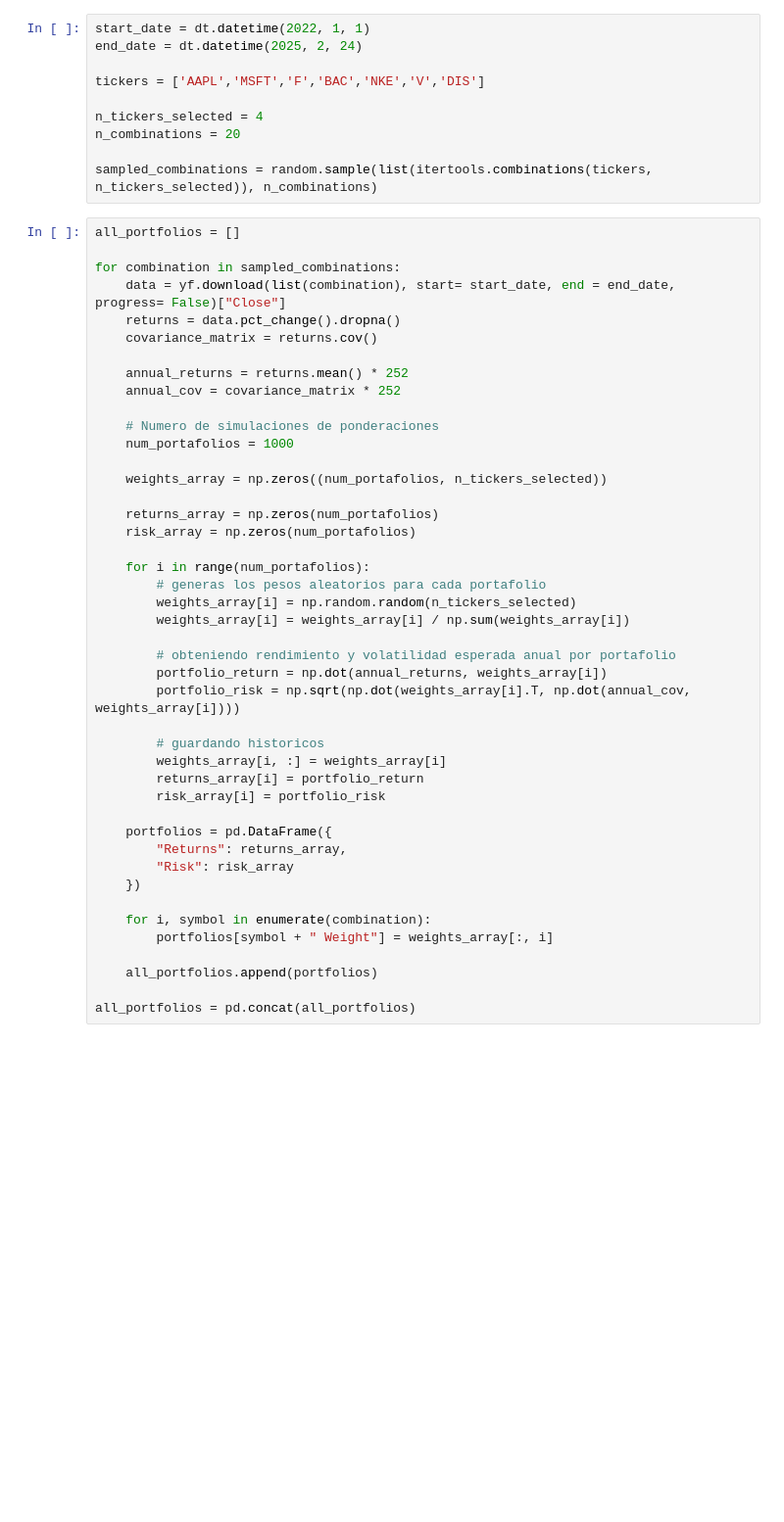
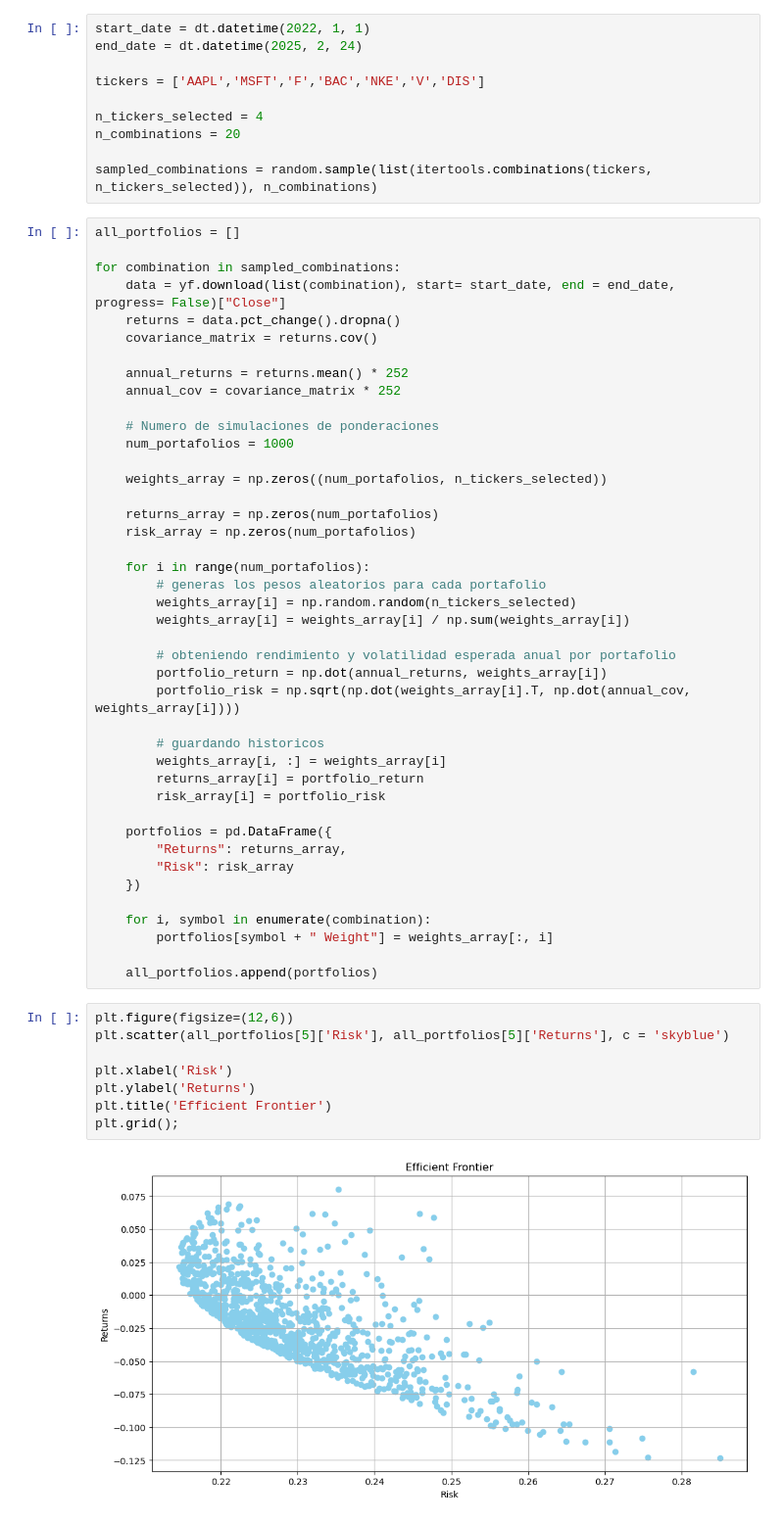
Before and after one commit to LuisMB09/sim_procesos_financieros, a Jupyter notebook: 06 - Portafolios de Markowitz.ipynb, the cells around one changed output. Shown: that part at 98% size. Saved outputs shown, nothing was run; the diff lists cells and outputs as text; blank space fills up the shorter version.

```diff
--- a/06 - Portafolios de Markowitz.ipynb
+++ b/06 - Portafolios de Markowitz.ipynb
@@ -58,5 +58,13 @@ for combination in sampled_combinations:
         portfolios[symbol + " Weight"] = weights_array[:, i]
 
     all_portfolios.append(portfolios)
-
-all_portfolios = pd.concat(all_portfolios)
+# %%
+plt.figure(figsize=(12,6))
+plt.scatter(all_portfolios[5]['Risk'], all_portfolios[5]['Returns'], c = 'skyblue')
+
+plt.xlabel('Risk')
+plt.ylabel('Returns')
+plt.title('Efficient Frontier')
+plt.grid();
+# %% [output]
+[figure, added]
```
